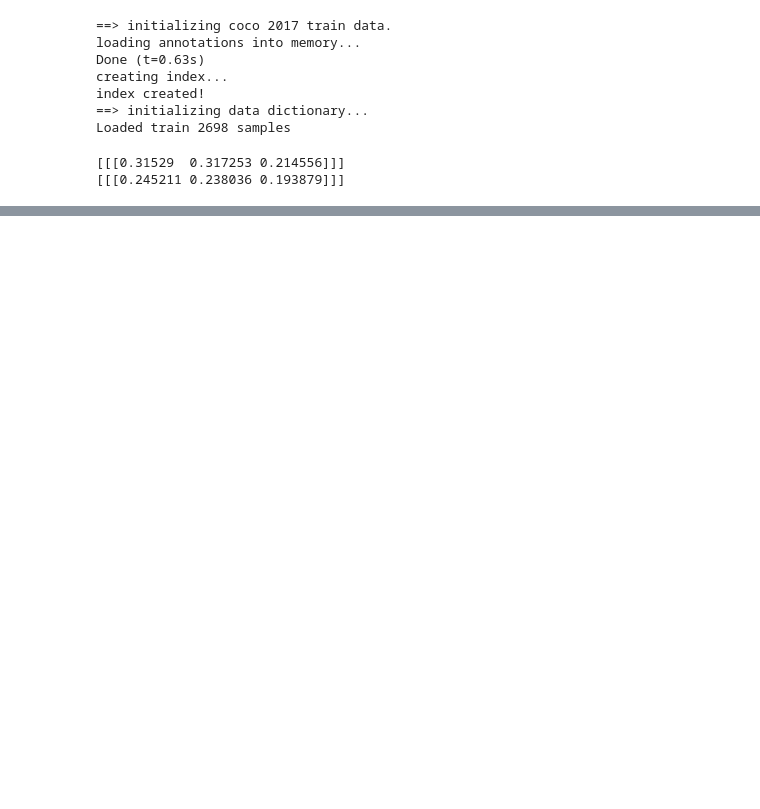
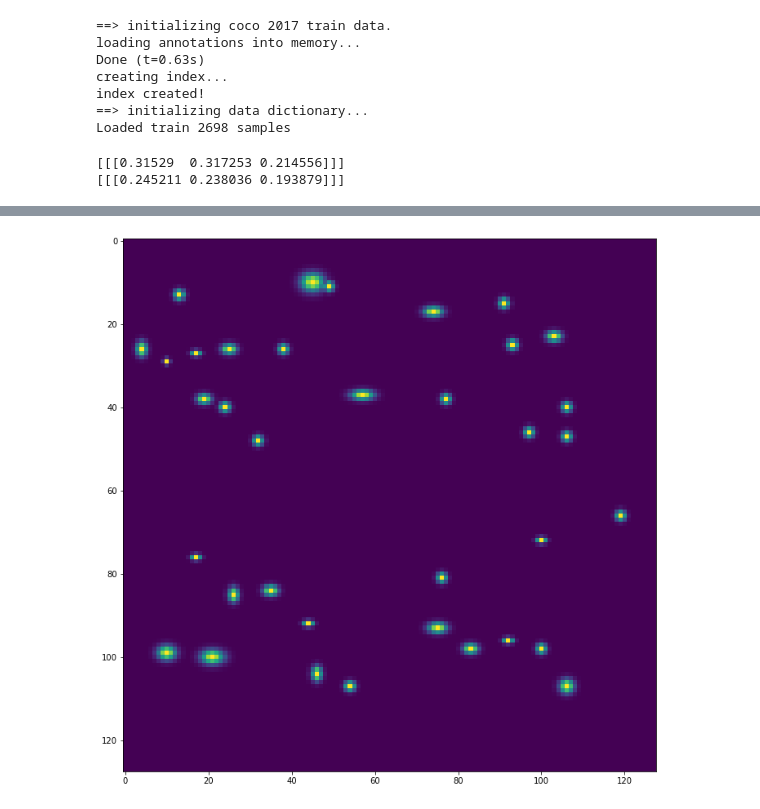
Before and after one commit to jihang-zhang/CenterNet-CondInst, a Jupyter notebook: src/train test data loader validataion.ipynb, the cells around one changed output, grey strips where cells are left out. Cells and saved outputs as stored; diff of their text form; code cells hidden in the pictures; blank space fills up the shorter version.

```diff
--- a/src/train test data loader validataion.ipynb
+++ b/src/train test data loader validataion.ipynb
@@ -121,3 +101,9 @@ plt.show()
+# %%
+plt.figure(figsize=(12,12))
+plt.imshow(o['hm2'][0])
+plt.show()
+# %% [output]
+[figure, added]
 # %%
 import os
 import torch
```
Also changed, not shown: parts of 6 cells of this notebook, 8 other files.
